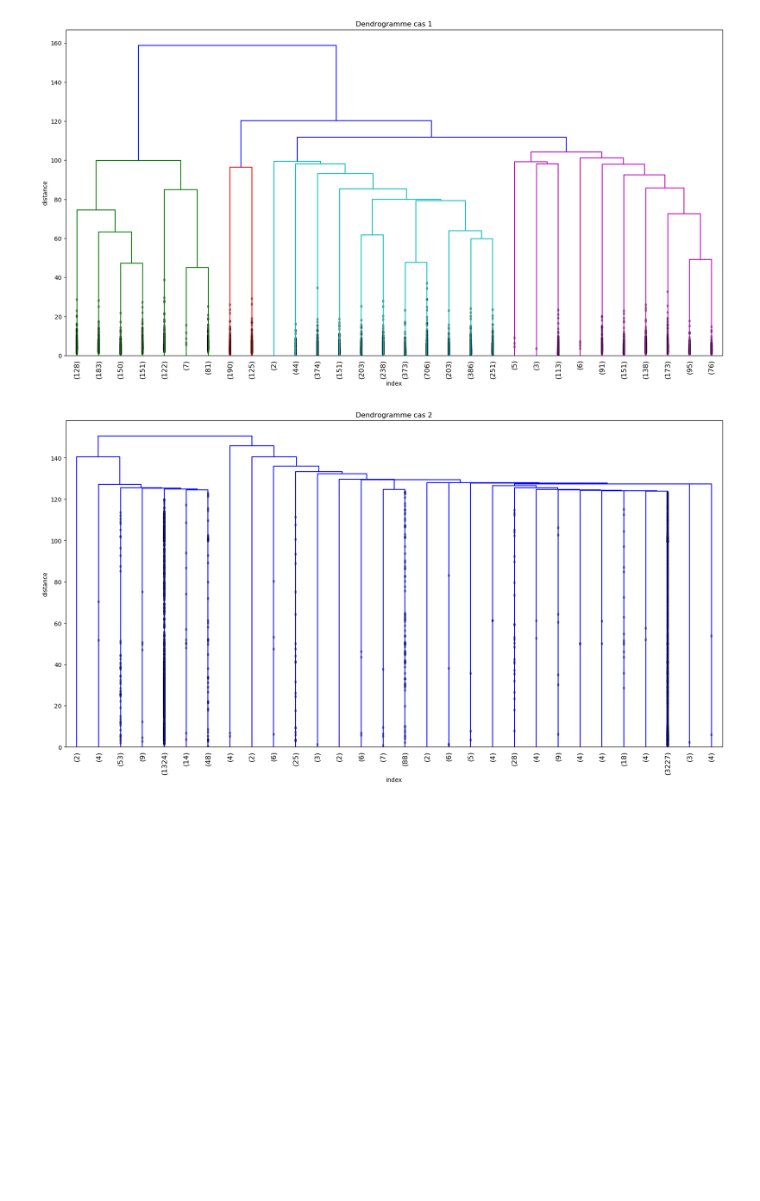
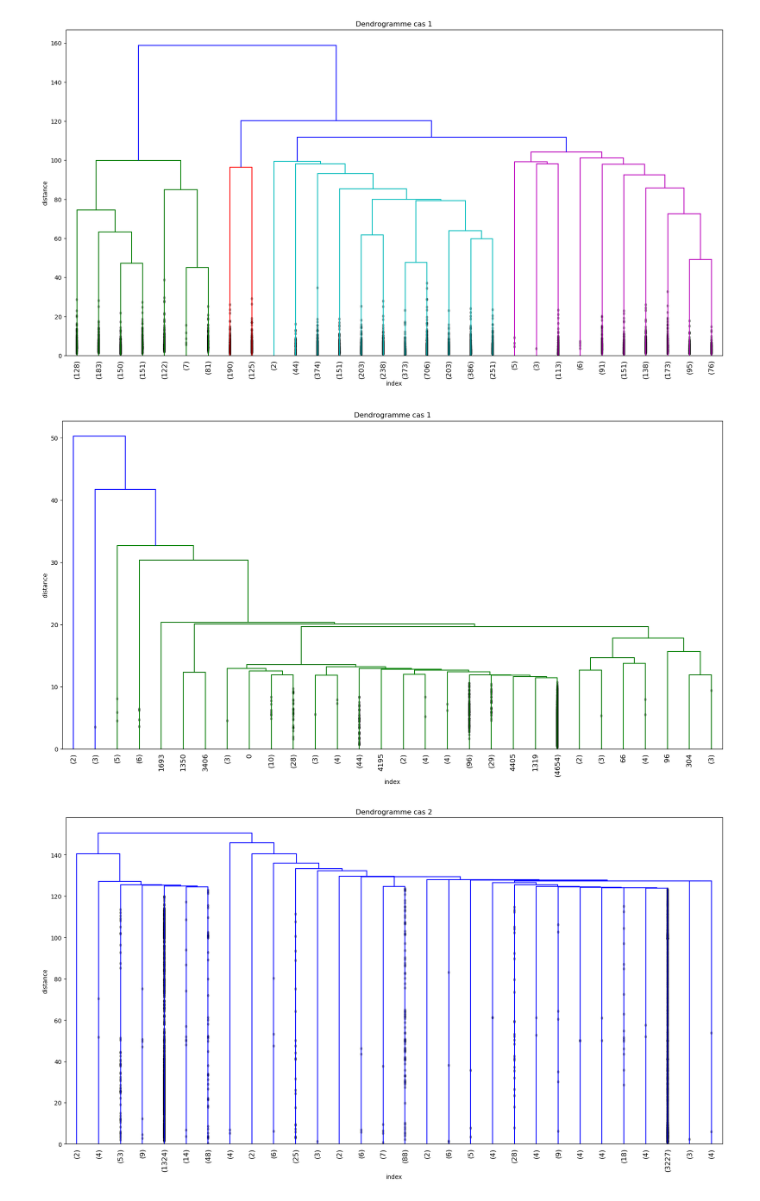
Before and after one commit to morganscao/Projet3, a Jupyter notebook: Notebooks/Projet2 - Modelisation.ipynb, the cells around one changed output. Drawn from its saved outputs; the diff is of its cells as text; code cells hidden in the pictures; blank space fills up the shorter version.

```diff
--- a/Notebooks/Projet2 - Modelisation.ipynb
+++ b/Notebooks/Projet2 - Modelisation.ipynb
@@ -347,9 +324,9 @@ array([ 20.64851,  20.64851,  16.21857, ...,   4.92673,   9.02033,
 # %%
 from scipy.cluster.hierarchy import dendrogram, linkage
 
-def DendroGraph(p_X_norm, p_num):
+def DendroGraph(p_X_norm, p_num, p_method):
     # Matrice de distance
-    Z = linkage(p_X_norm, 'ward')
+    Z = linkage(p_X_norm, p_method)
     # Affichage du dendrogramme
     plt.figure(figsize=(20, 10))
     plt.title("Dendrogramme cas " + str(p_num))
@@ -370,3 +347,7 @@ DendroGraph(X_norm1, 1)
 # %% [output]
 [figure]
+# %%
+DendroGraph(X_norm1, 1, 'average')
+# %% [output]
+[figure, added]
 # %%
```
Also changed, not shown: parts of 9 cells of this notebook, 1 other file.
